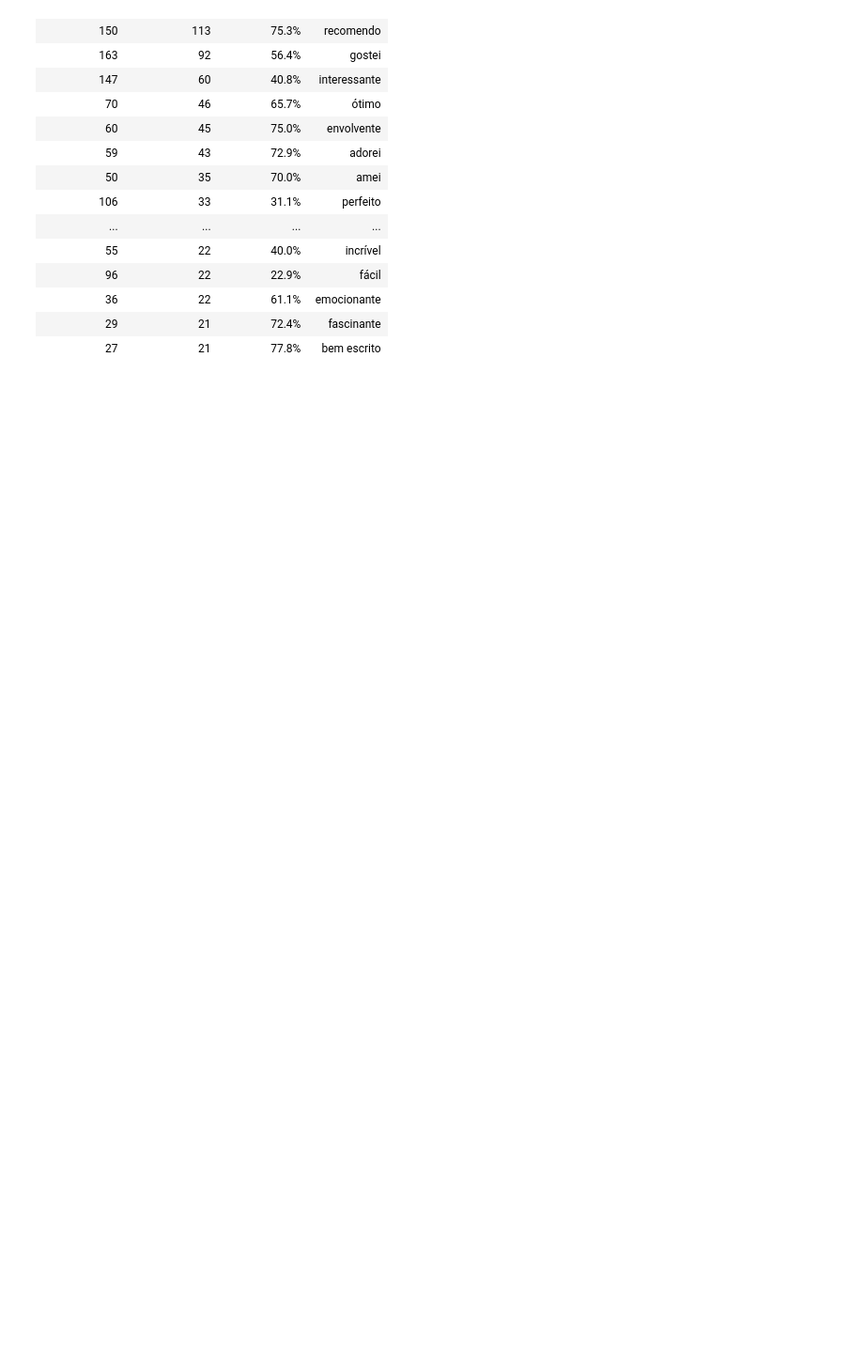
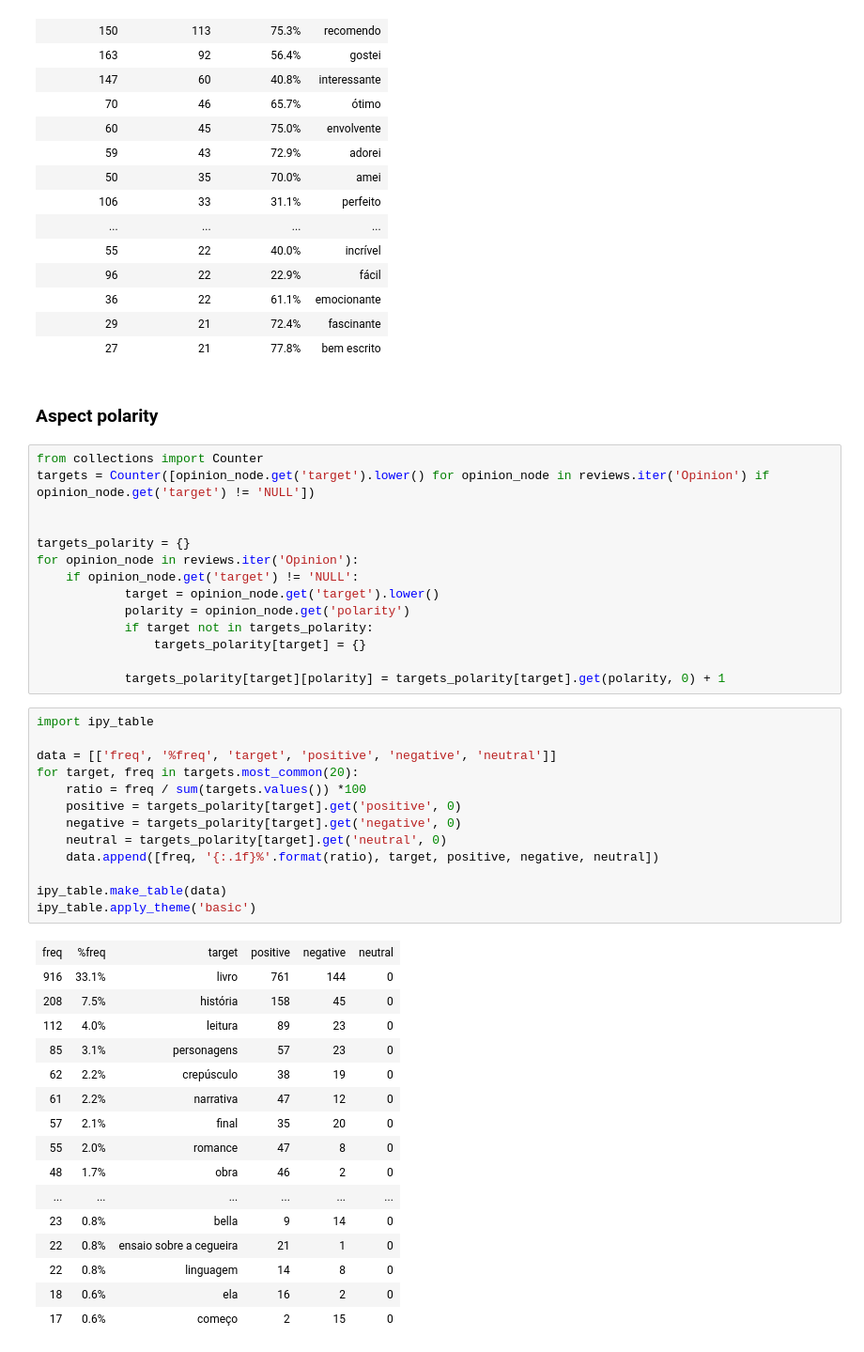
Before and after one commit to pedrobalage/ABSA_Experiments, a Jupyter notebook: 2_CorpusStats/21_ReLi.ipynb, the cells around one changed output. Shown: that part at 94% size. Drawn from its saved outputs; the diff is of its cells as text; blank space fills up the shorter version.

```diff
--- a/2_CorpusStats/21_ReLi.ipynb
+++ b/2_CorpusStats/21_ReLi.ipynb
@@ -269,3 +269,49 @@ ipy_table.apply_theme('basic')
 | 36 | 22 | 61.1% | emocionante |
 | 29 | 21 | 72.4% | fascinante |
 | 27 | 21 | 77.8% | bem escrito |
+# %% [markdown]
+### Aspect polarity
+# %%
+from collections import Counter
+targets = Counter([opinion_node.get('target').lower() for opinion_node in reviews.iter('Opinion') if opinion_node.get('target') != 'NULL'])
+
+
+targets_polarity = {}
+for opinion_node in reviews.iter('Opinion'):
+    if opinion_node.get('target') != 'NULL':
+            target = opinion_node.get('target').lower()
+            polarity = opinion_node.get('polarity')
+            if target not in targets_polarity:
+                targets_polarity[target] = {}
+
+            targets_polarity[target][polarity] = targets_polarity[target].get(polarity, 0) + 1
+# %%
+import ipy_table
+
+data = [['freq', '%freq', 'target', 'positive', 'negative', 'neutral']]
+for target, freq in targets.most_common(20):
+    ratio = freq / sum(targets.values()) *100
+    positive = targets_polarity[target].get('positive', 0)
+    negative = targets_polarity[target].get('negative', 0)
+    neutral = targets_polarity[target].get('neutral', 0)
+    data.append([freq, '{:.1f}%'.format(ratio), target, positive, negative, neutral])
+
+ipy_table.make_table(data)
+ipy_table.apply_theme('basic')
+# %% [output]
+| freq | %freq | target | positive | negative | neutral |
+| 916 | 33.1% | livro | 761 | 144 | 0 |
+| 208 | 7.5% | história | 158 | 45 | 0 |
+| 112 | 4.0% | leitura | 89 | 23 | 0 |
+| 85 | 3.1% | personagens | 57 | 23 | 0 |
+| 62 | 2.2% | crepúsculo | 38 | 19 | 0 |
+| 61 | 2.2% | narrativa | 47 | 12 | 0 |
+| 57 | 2.1% | final | 35 | 20 | 0 |
+| 55 | 2.0% | romance | 47 | 8 | 0 |
+| 48 | 1.7% | obra | 46 | 2 | 0 |
+| ... | ... | ... | ... | ... | ... |
+| 23 | 0.8% | bella | 9 | 14 | 0 |
+| 22 | 0.8% | ensaio sobre a cegueira | 21 | 1 | 0 |
+| 22 | 0.8% | linguagem | 14 | 8 | 0 |
+| 18 | 0.6% | ela | 16 | 2 | 0 |
+| 17 | 0.6% | começo | 2 | 15 | 0 |
```
